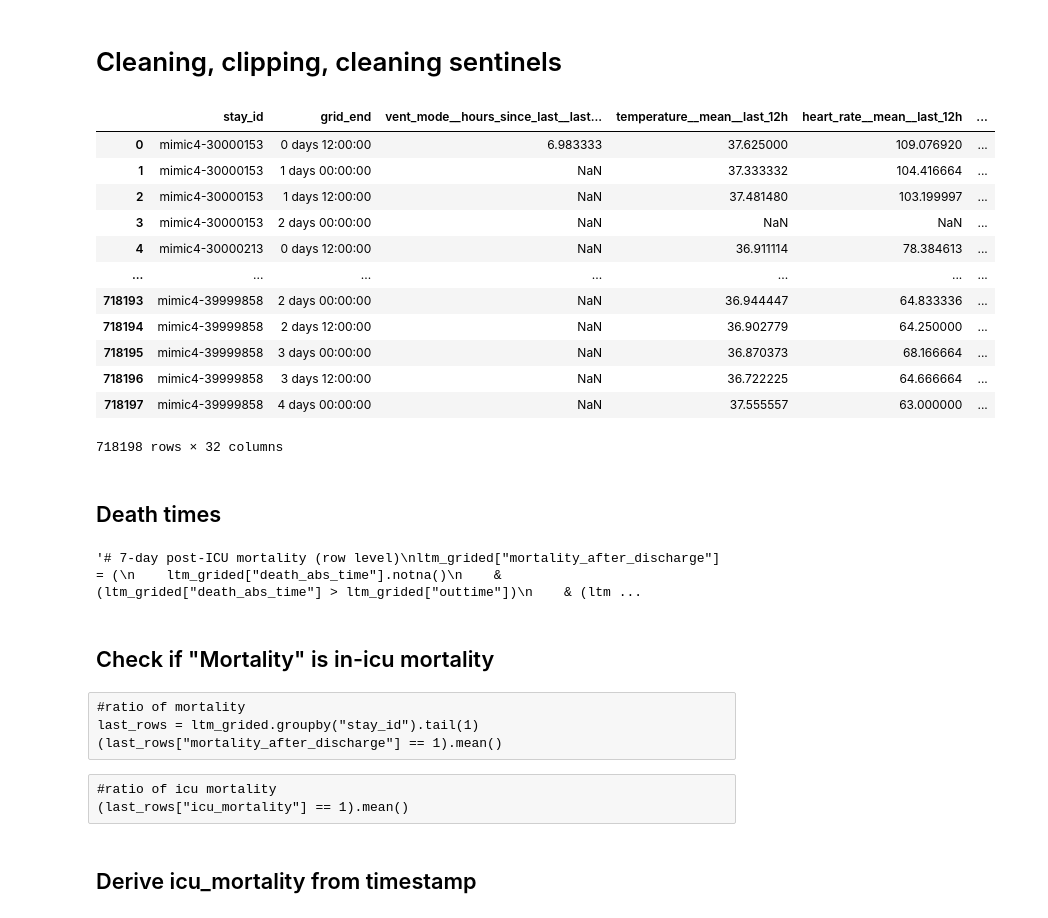
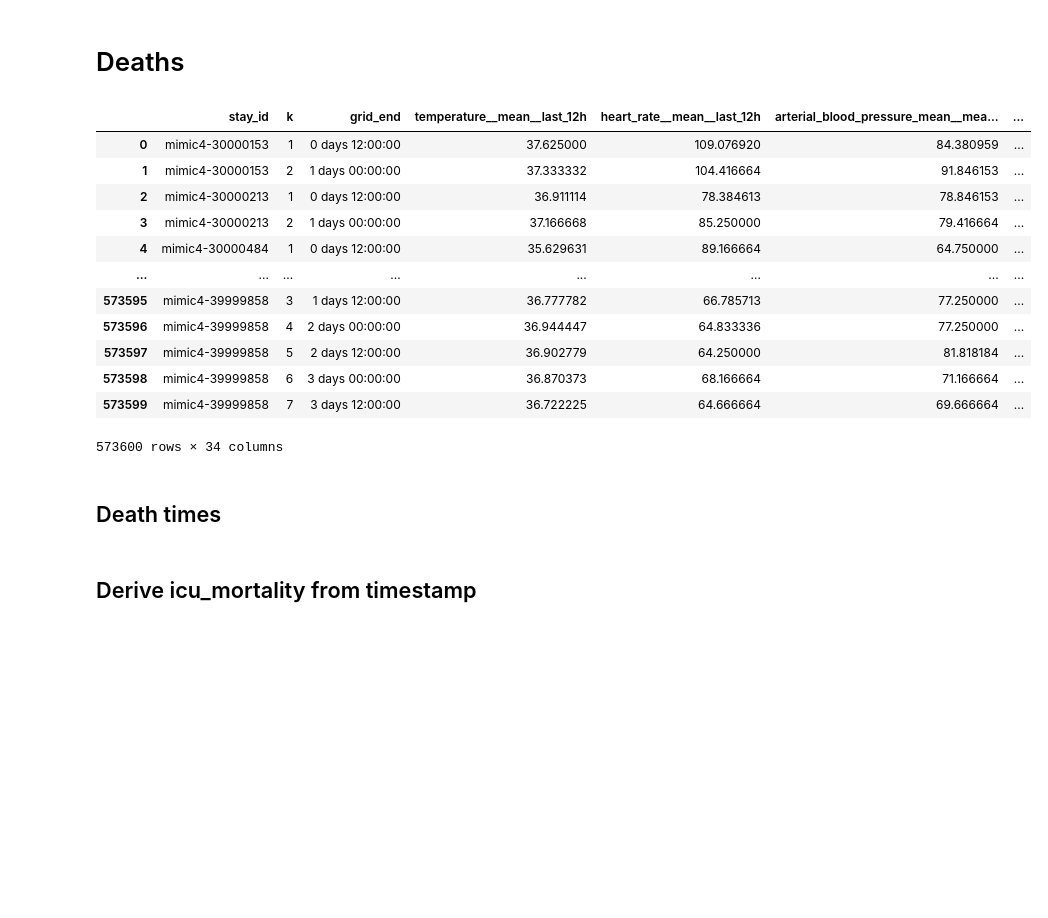
Before and after one commit to sagarsimha/Organizing-pipeline, a Jupyter notebook: Cleaning/4_organize.ipynb, the cells around one changed output. Saved outputs shown, nothing was run; the diff lists cells and outputs as text; code cells hidden in the pictures; blank space fills up the shorter version.

```diff
--- a/Cleaning/4_organize.ipynb
+++ b/Cleaning/4_organize.ipynb
@@ -1,5 +1,5 @@
 # %% [markdown]
-# Cleaning, clipping, cleaning sentinels
+# Deaths
 # %%
 import pandas as pd
 import numpy as np
@@ -7,55 +7,51 @@ import json
 import seaborn as sns
 import matplotlib.pyplot as plt
 # %%
-ltm_grided = pd.read_parquet("../Dataset/mimic-iv/from_pipeline/ltm_grided.parquet")
+ltm_clipped_grided = pd.read_parquet("../Dataset/mimic-iv/from_pipeline/ltm_clipped_grided.parquet")
 # %%
-ltm_grided
+ltm_clipped_grided
 # %% [output]
-|  | stay_id | grid_end | vent_mode__hours_since_last__last... | temperature__mean__last_12h | heart_rate__mean__last_12h | ... |
-| 0 | mimic4-30000153 | 0 days 12:00:00 | 6.983333 | 37.625000 | 109.076920 | ... |
-| 1 | mimic4-30000153 | 1 days 00:00:00 | NaN | 37.333332 | 104.416664 | ... |
-| 2 | mimic4-30000153 | 1 days 12:00:00 | NaN | 37.481480 | 103.199997 | ... |
-| 3 | mimic4-30000153 | 2 days 00:00:00 | NaN | NaN | NaN | ... |
-| 4 | mimic4-30000213 | 0 days 12:00:00 | NaN | 36.911114 | 78.384613 | ... |
-| ... | ... | ... | ... | ... | ... | ... |
-| 718193 | mimic4-39999858 | 2 days 00:00:00 | NaN | 36.944447 | 64.833336 | ... |
-| 718194 | mimic4-39999858 | 2 days 12:00:00 | NaN | 36.902779 | 64.250000 | ... |
-| 718195 | mimic4-39999858 | 3 days 00:00:00 | NaN | 36.870373 | 68.166664 | ... |
-| 718196 | mimic4-39999858 | 3 days 12:00:00 | NaN | 36.722225 | 64.666664 | ... |
-| 718197 | mimic4-39999858 | 4 days 00:00:00 | NaN | 37.555557 | 63.000000 | ... |
+|  | stay_id | k | grid_end | temperature__mean__last_12h | heart_rate__mean__last_12h | arterial_blood_pressure_mean__mea... | ... |
+| 0 | mimic4-30000153 | 1 | 0 days 12:00:00 | 37.625000 | 109.076920 | 84.380959 | ... |
+| 1 | mimic4-30000153 | 2 | 1 days 00:00:00 | 37.333332 | 104.416664 | 91.846153 | ... |
+| 2 | mimic4-30000213 | 1 | 0 days 12:00:00 | 36.911114 | 78.384613 | 78.846153 | ... |
+| 3 | mimic4-30000213 | 2 | 1 days 00:00:00 | 37.166668 | 85.250000 | 79.416664 | ... |
+| 4 | mimic4-30000484 | 1 | 0 days 12:00:00 | 35.629631 | 89.166664 | 64.750000 | ... |
+| ... | ... | ... | ... | ... | ... | ... | ... |
+| 573595 | mimic4-39999858 | 3 | 1 days 12:00:00 | 36.777782 | 66.785713 | 77.250000 | ... |
+| 573596 | mimic4-39999858 | 4 | 2 days 00:00:00 | 36.944447 | 64.833336 | 77.250000 | ... |
+| 573597 | mimic4-39999858 | 5 | 2 days 12:00:00 | 36.902779 | 64.250000 | 81.818184 | ... |
+| 573598 | mimic4-39999858 | 6 | 3 days 00:00:00 | 36.870373 | 68.166664 | 71.166664 | ... |
+| 573599 | mimic4-39999858 | 7 | 3 days 12:00:00 | 36.722225 | 64.666664 | 69.666664 | ... |
-718198 rows × 32 columns
+573600 rows × 34 columns
 # %% [markdown]
 ## Death times
 # %%
-# Ensure correct dtypes
-ltm_grided["intime"]  = pd.to_datetime(ltm_grided["intime"], errors="coerce")
-ltm_grided["outtime"] = pd.to_datetime(ltm_grided["outtime"], errors="coerce")
+# ---------------------------------------------------------------------
+# Compute absolute death time per row.
+#
+# Convention notes:
+#   - tau_0 = intime + 12h is the analysis baseline (see 3_organize).
+#     The in-ICU mortality interval is [tau_0, outtime].
+#   - The right boundary at outtime is RIGHT-CLOSED. This is deliberate
+#     and *intentionally* differs from the right-open conventions used
+#     for W^L_t and W^Y_t. In MIMIC-IV, for in-ICU deaths, outtime is
+#     typically equal to the death time, so death_abs_time == outtime is
+#     the modal case for true in-ICU deaths. Switching to a right-open
+#     boundary here would exclude essentially every in-ICU death.
+# ---------------------------------------------------------------------
 
-# death_time_from_intime must be timedelta
-ltm_grided["death_time_from_intime"] = pd.to_timedelta(
-    ltm_grided["death_time_from_intime"], errors="coerce"
+# Ensure correct dtypes.
+ltm_clipped_grided["intime"]  = pd.to_datetime(ltm_clipped_grided["intime"],  errors="coerce")
+ltm_clipped_grided["outtime"] = pd.to_datetime(ltm_clipped_grided["outtime"], errors="coerce")
+ltm_clipped_grided["death_time_from_intime"] = pd.to_timedelta(
+    ltm_clipped_grided["death_time_from_intime"], errors="coerce"
 )
 
-# Absolute death time = intime + death offset
-ltm_grided["death_abs_time"] = ltm_grided["intime"] + ltm_grided["death_time_from_intime"]
-
-'''# 7-day post-ICU mortality (row level)
-ltm_grided["mortality_after_discharge"] = (
-    ltm_grided["death_abs_time"].notna()
-    & (ltm_grided["death_abs_time"] > ltm_grided["outtime"])
-    & (ltm_grided["death_abs_time"] <= ltm_grided["outtime"] + pd.Timedelta(days=7))
-).astype(int)'''
+# Absolute death time (NaT where no death recorded).
+ltm_clipped_grided["death_abs_time"] = (
+    ltm_clipped_grided["intime"] + ltm_clipped_grided["death_time_from_intime"]
+)
-# %% [output]
-'# 7-day post-ICU mortality (row level)\nltm_grided["mortality_after_discharge"] = (\n    ltm_grided["death_abs_time"].notna()\n    & (ltm_grided["death_abs_time"] > ltm_grided["outtime"])\n    & (ltm ...
-# %% [markdown]
-## Check if "Mortality" is in-icu mortality
-# %% [raw]
-#ratio of mortality
-last_rows = ltm_grided.groupby("stay_id").tail(1)
-(last_rows["mortality_after_discharge"] == 1).mean()
-# %% [raw]
-#ratio of icu mortality
-(last_rows["icu_mortality"] == 1).mean()
 # %% [markdown]
 ## Derive icu_mortality from timestamp
 # %%
```
Also changed, not shown: parts of 33 cells of this notebook, 5 other files.
